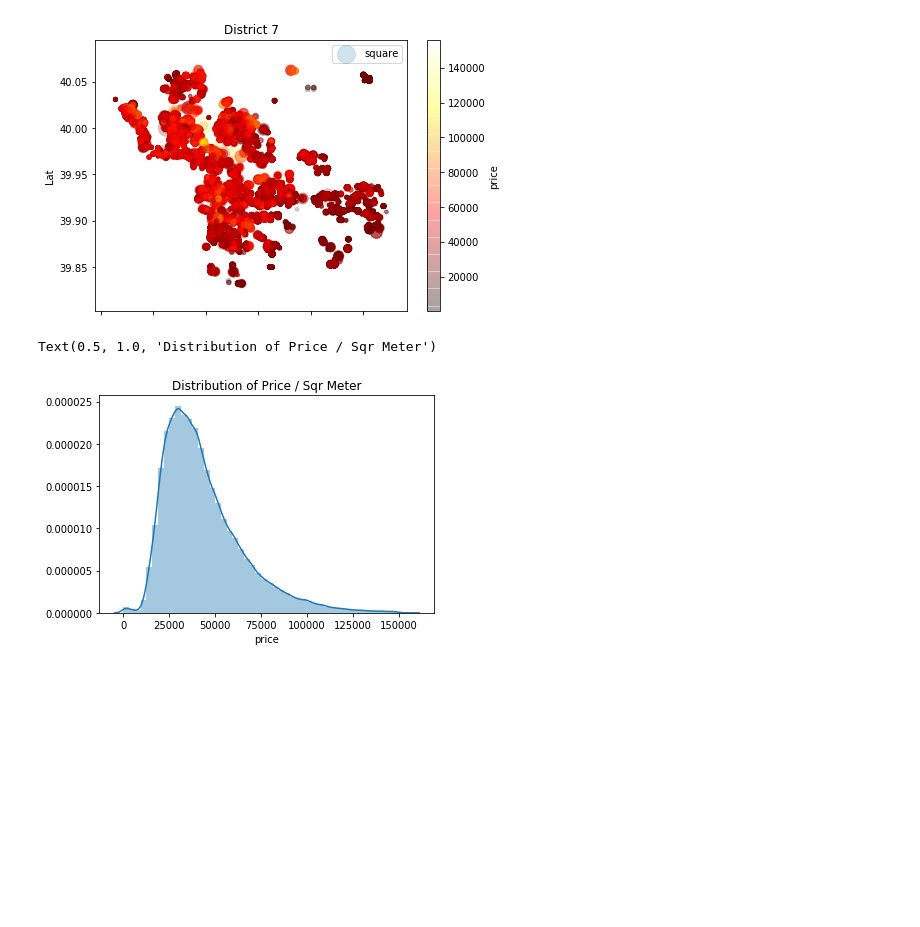
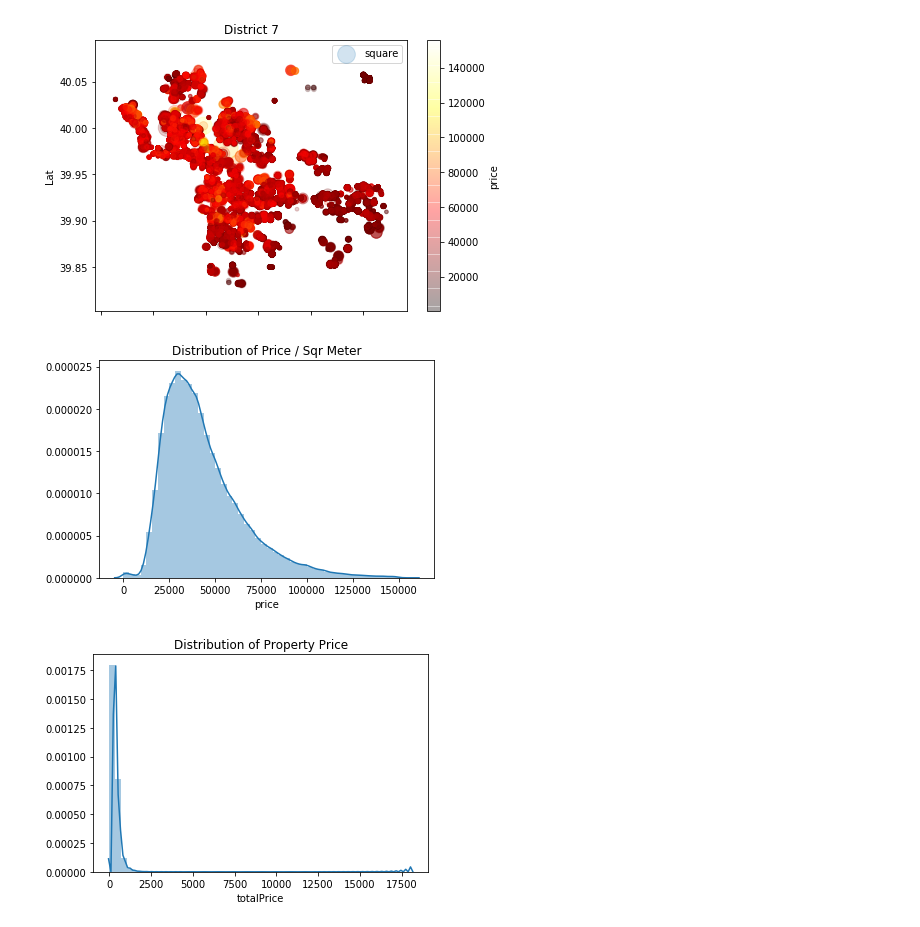
Before and after one commit to dp-wu/Home-Price-Analysis, a Jupyter notebook: Beijing Housing Price.ipynb, the cells around one changed output. Saved outputs shown, nothing was run; the diff lists cells and outputs as text; code cells hidden in the pictures; blank space fills up the shorter version.

```diff
--- a/Beijing Housing Price.ipynb
+++ b/Beijing Housing Price.ipynb
@@ -295,8 +299,14 @@ plt.show()
 [figure]
 # %%
 # see how the price and totalPrice is distributed of the whole dataset
-sns.distplot(beijing.price)
+sns.distplot(df['price'])
 plt.title('Distribution of Price / Sqr Meter')
+plt.show()
 # %% [output]
-Text(0.5, 1.0, 'Distribution of Price / Sqr Meter')
 [figure]
+# %%
+sns.distplot(df['totalPrice'])
+plt.title('Distribution of Property Price')
+plt.show()
+# %% [output]
+[figure, added]
```
Also changed, not shown: parts of 35 cells of this notebook.
